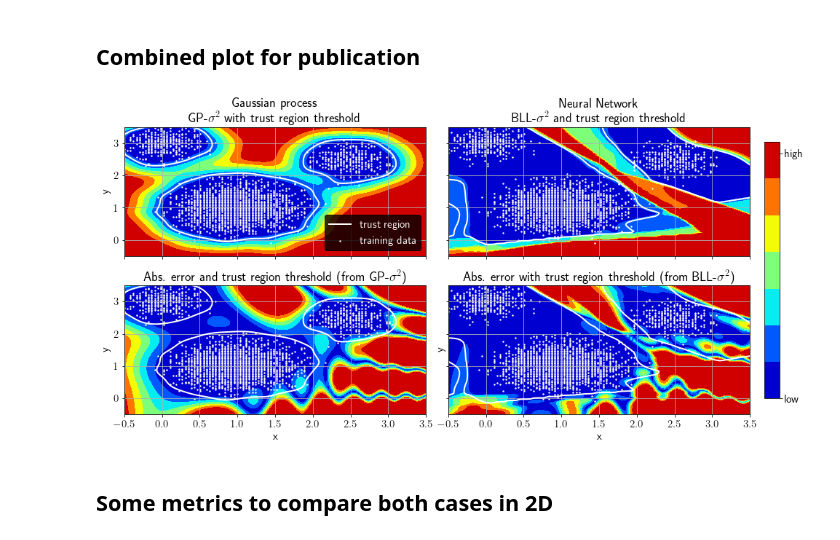
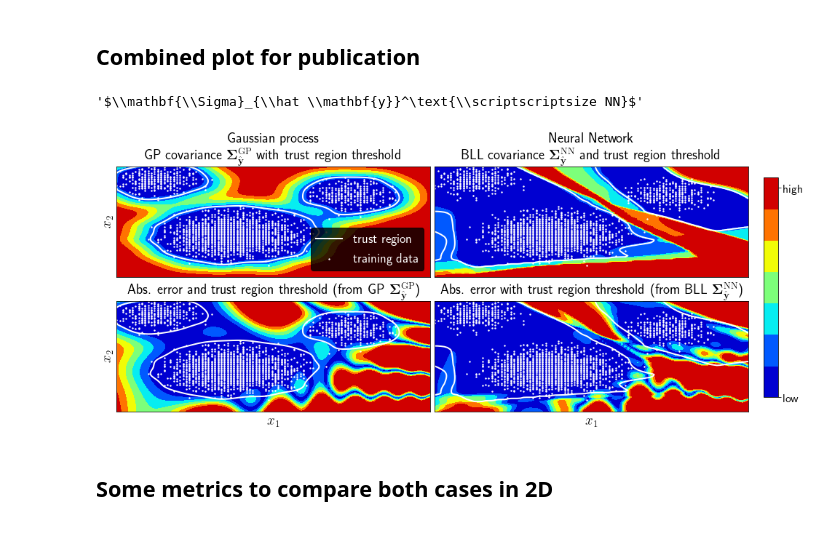
Before and after one commit to 4flixt/2022_BLL_MPC_Materials, a Jupyter notebook: BLL_Fundamentals/BLL_Fundamentals.ipynb, the cells around one changed output. Cells and saved outputs as stored; diff of their text form; code cells hidden in the pictures.

```diff
--- a/BLL_Fundamentals/BLL_Fundamentals.ipynb
+++ b/BLL_Fundamentals/BLL_Fundamentals.ipynb
@@ -683,61 +694,69 @@ fig.tight_layout()
 [figure]
 # %% [markdown]
 ## Combined plot for publication
+# %%
+f'${cov_str}^{gp_str}$'
+# %% [output]
+'$\\mathbf{\\Sigma}_{\\hat \\mathbf{y}}^\text{\\scriptscriptsize NN}$'
 # %%
 mpl.rcParams.update({
-    'font.size': 15,
+    'font.size': 16,
+    'axes.labelsize': 'Large',
 })
 
 trust_threshold = 0.2
 
-fig, ax = plt.subplots(2,2, figsize=(14,7), sharex=True, sharey=True)
+fig, ax = plt.subplots(2,2, figsize=(14,6), sharex=True, sharey=True)
+
+cov_str = '\mathbf{\Sigma}_{\hat \mathbf{y}}'
+nn_str = '{\mathrm{\scriptsize NN}}'
+gp_str = '{\mathrm{\scriptsize GP}}'
 
 ax[0,0].contourf(X1,X2,std2_gp_norm, cmap='jet')
 ax[0,0].contour(X1,X2,std2_gp_norm,[trust_threshold], colors='w')
 ax[0,0].plot([],[], color='w', label='trust region')
 ax[0,0].scatter(train[0][:,0],train[0][:,1], s=2,color='w', marker='o', alpha=1, label='training data')
-leg = ax[0,0].legend()
+leg = ax[0,0].legend(fontsize=18)
 leg.get_frame().set_edgecolor('k')
 leg.get_frame().set_facecolor('k')
 plt.setp(leg.get_texts(), color='w')
 
-ax[0,0].set_title('Gaussian process \n GP-$\sigma^2$ with trust region threshold')
-#ax[0,0].set_xlabel('x')
-ax[0,0].set_ylabel('y')
+ax[0,0].set_title(f'Gaussian process \n GP covariance ${cov_str}^{gp_str}$ with trust region threshold', pad=10)
+ax[0,0].set_ylabel('$x_2$')
 
 ax[1,0].contourf(X1,X2,err_gp_norm, cmap='jet')
 ax[1,0].contour(X1,X2,std2_gp_norm,[trust_threshold], colors='w')
 ax[1,0].scatter(train[0][:,0],train[0][:,1], s=2,color='w', marker='o', alpha=1)
-ax[1,0].set_title('Abs. error and trust region threshold (from GP-$\sigma^2$)')
-ax[1,0].set_xlabel('x')
-ax[1,0].set_ylabel('y')
+ax[1,0].set_title(f'Abs. error and trust region threshold (from GP ${cov_str}^{gp_str}$)', pad=10)
+ax[1,0].set_xlabel('$x_1$')
+ax[1,0].set_ylabel('$x_2$')
 
 
 ax[0,1].contourf(X1,X2,std2_nn_norm, cmap='jet')
 ax[0,1].contour(X1,X2,std2_nn_norm,[trust_threshold], colors='w')
 ax[0,1].plot([],[], color='w', label='trust region')
 ax[0,1].scatter(train[0][:,0],train[0][:,1], s=2,color='w', marker='o', alpha=1, label='training data')
 
-ax[0,1].set_title('Neural Network \n BLL-$\sigma^2$ and trust region threshold')
-#ax[0,1].set_xlabel('x')
-#ax[0,1].set_ylabel('y')
+ax[0,1].set_title(f'Neural Network \n BLL covariance ${cov_str}^{nn_str}$ and trust region threshold', pad = 10)
 
 cim = ax[1,1].contourf(X1,X2,err_nn_norm, cmap='jet')
 ax[1,1].contour(X1,X2,std2_nn_norm,[trust_threshold], colors='w')
 ax[1,1].scatter(train[0][:,0],train[0][:,1], s=2,color='w', marker='o', alpha=1)
-ax[1,1].set_title('Abs. error with trust region threshold (from BLL-$\sigma^2$)')
-ax[1,1].set_xlabel('x')
-ax[1,1].set_ylabel('y')
+ax[1,1].set_title(f'Abs. error with trust region threshold (from BLL ${cov_str}^{nn_str}$)', pad=10)
+ax[1,1].set_xlabel('$x_1$')
 
-fig.tight_layout()
+fig.tight_layout(pad=0.2)
 fig.subplots_adjust(right=0.9)
 cbar_ax = fig.add_axes([0.92, 0.15, 0.02, 0.7])
 cbar = fig.colorbar(cim, cax=cbar_ax, ticks=[np.max(err_nn_norm), np.min(err_nn_norm)])
 cbar.ax.set_yticklabels(['high', 'low'])  # vertically oriented colorbar
 
+ax[0,0].xaxis.set_ticks([])
+ax[0,0].yaxis.set_ticks([])
+
 fig.savefig('./figures/BLL_GP_2D_trust_region.pdf',format='pdf',pad_inches=0)
 # %% [output]
-[figure, old version]
+[figure, new version]
 # %% [markdown]
 ## Some metrics to compare both cases in 2D
 # %%
```
Also changed, not shown: parts of 4 cells of this notebook, 1 other file.
